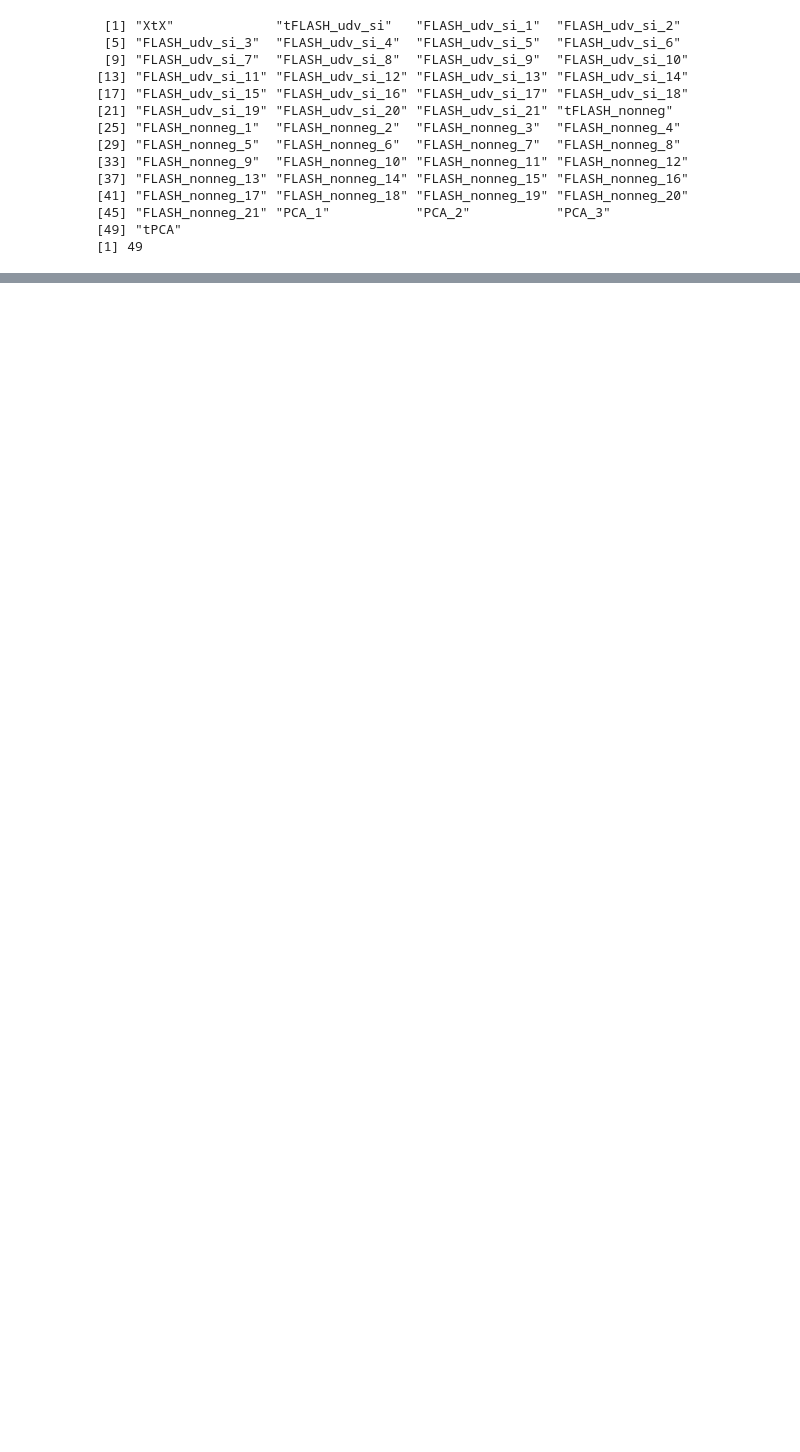
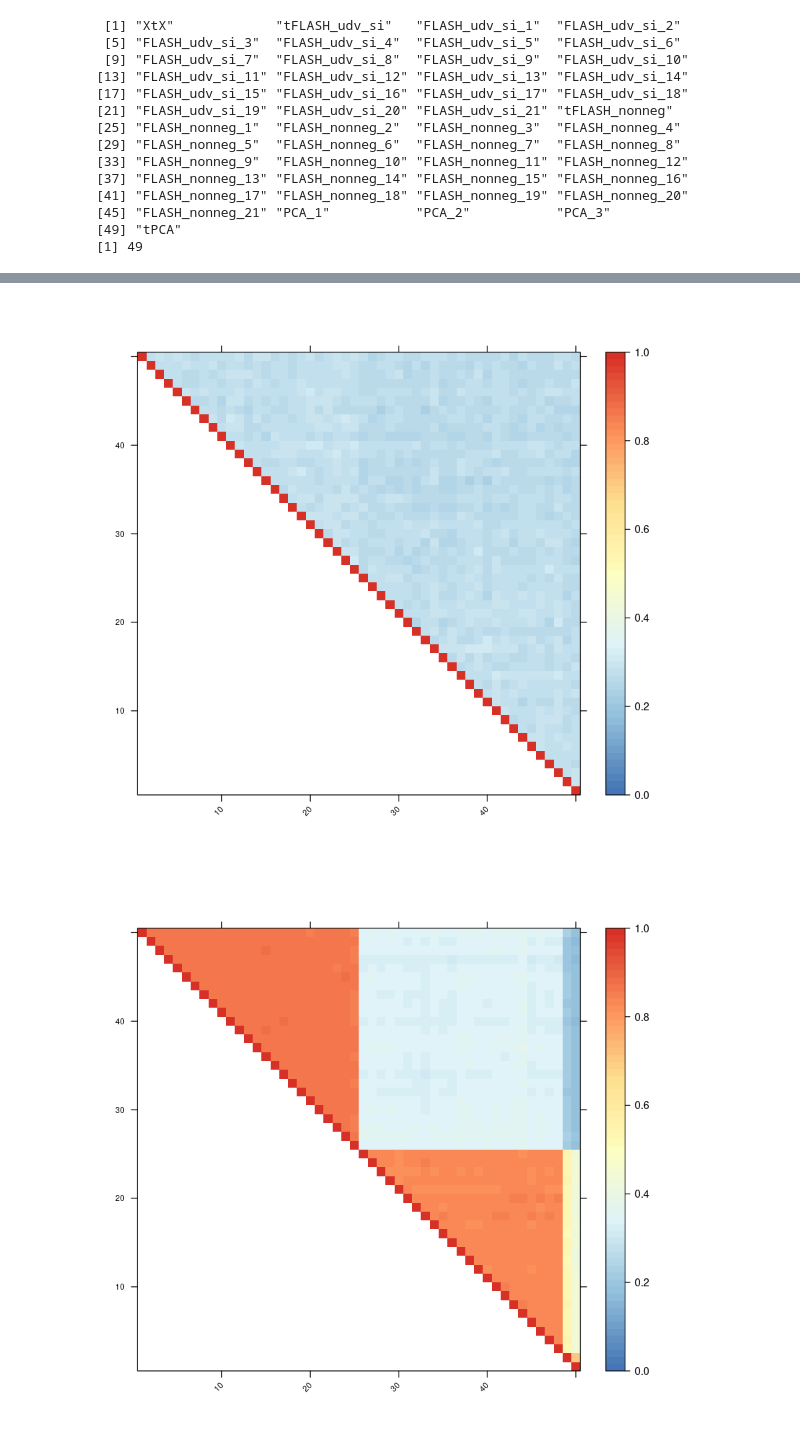
Before and after one commit to gaow/mvarbvs, a Jupyter notebook: analysis/multivariate/20210228_Mixture_Prior_Results.ipynb, the cells around one changed output, grey strips where cells are left out. Saved outputs shown, nothing was run; the diff lists cells and outputs as text; code cells hidden in the pictures; blank space fills up the shorter version.

```diff
--- a/analysis/multivariate/20210228_Mixture_Prior_Results.ipynb
+++ b/analysis/multivariate/20210228_Mixture_Prior_Results.ipynb
@@ -256,0 +297,8 @@ plot_sharing(g2$U$FLASH_nonneg_15)
+# %%
+plot_sharing(a3$U$XtX)
+plot_sharing(a3$U$tFLASH_udv_si)
+plot_sharing(a3$U$tFLASH_nonneg)
+plot_sharing(a3$U$FLASH_udv_si_4)
+# %% [output]
+[figure, added]
+[figure, added]
```
Also changed, not shown: parts of 10 cells of this notebook, 2 other files.
